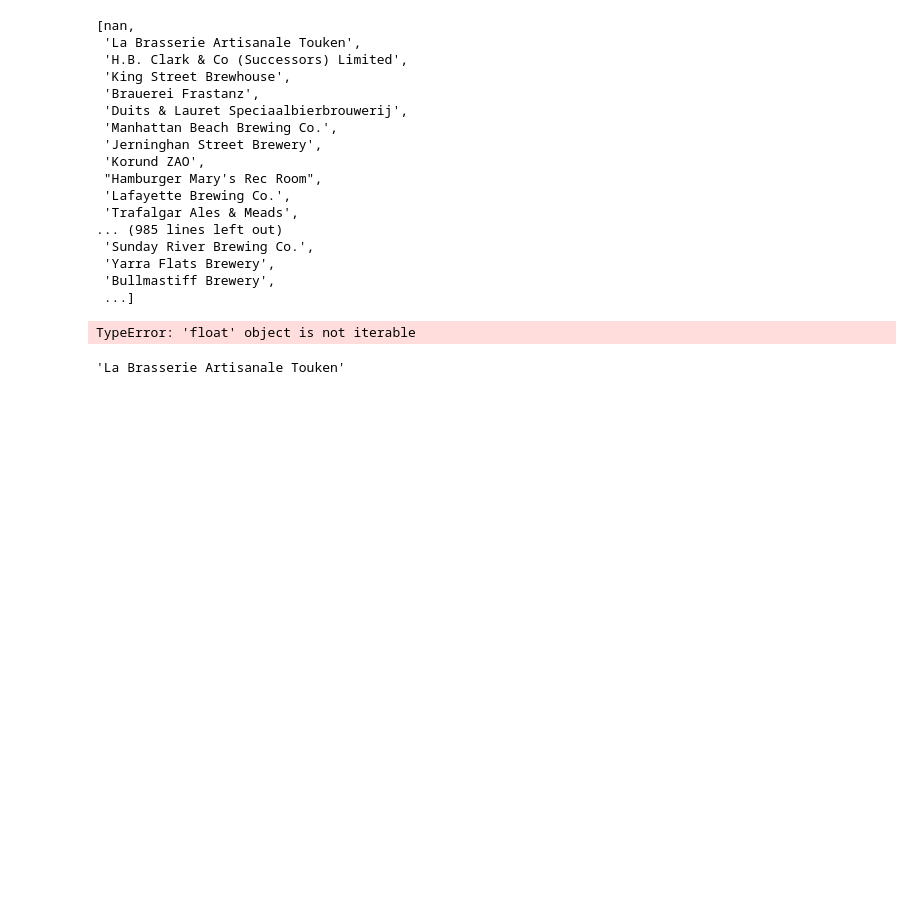
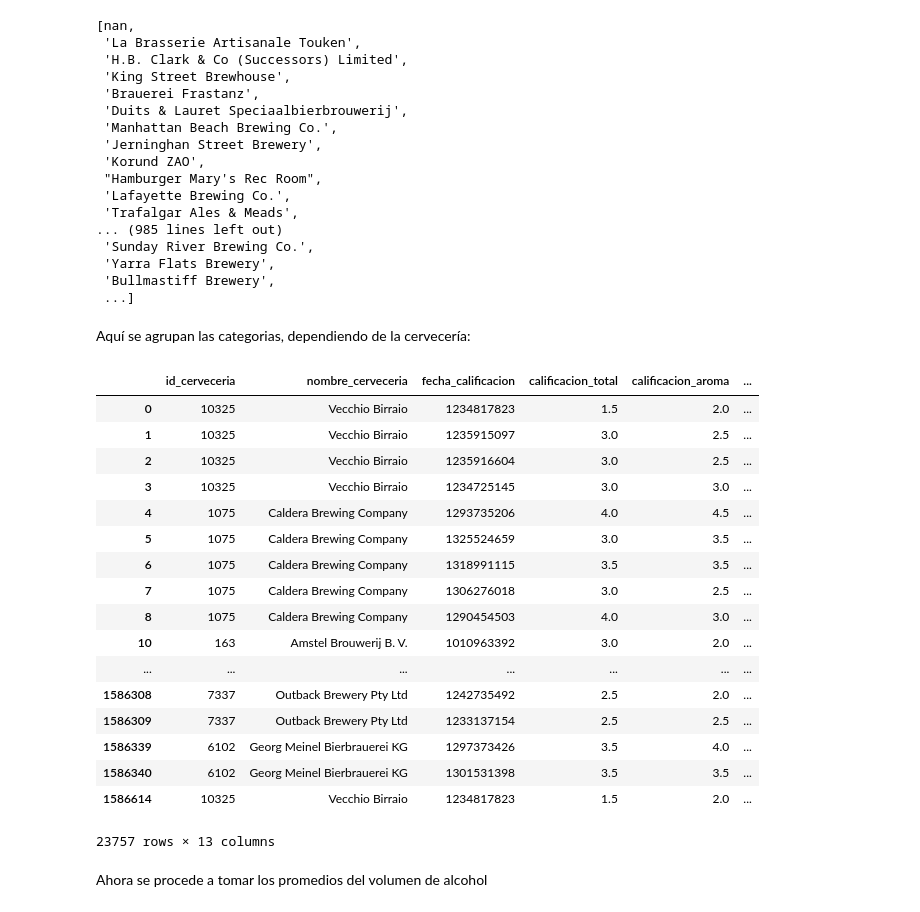
Before and after one commit to juanclopezr/Beer_reviews, a Jupyter notebook: Beer_reviews.ipynb, the cells around one changed output. Cells and saved outputs as stored; diff of their text form; code cells hidden in the pictures; blank space fills up the shorter version.

```diff
--- a/Beer_reviews.ipynb
+++ b/Beer_reviews.ipynb
@@ -42,11 +42,29 @@ Breweries
  'Yarra Flats Brewery',
  'Bullmastiff Brewery',
  ...]
-# %%
-data.filter(items=Breweries[0])
-# %% [output]
-TypeError: 'float' object is not iterable
-# %%
-Breweries[1]
-# %% [output]
-'La Brasserie Artisanale Touken'
+# %% [markdown]
+Aquí se agrupan las categorias, dependiendo de la cervecería:
+# %%
+grouped = data.groupby('nombre_cerveceria')
+grouped.head()
+# %% [output]
+|  | id_cerveceria | nombre_cerveceria | fecha_calificacion | calificacion_total | calificacion_aroma | ... |
+| 0 | 10325 | Vecchio Birraio | 1234817823 | 1.5 | 2.0 | ... |
+| 1 | 10325 | Vecchio Birraio | 1235915097 | 3.0 | 2.5 | ... |
+| 2 | 10325 | Vecchio Birraio | 1235916604 | 3.0 | 2.5 | ... |
+| 3 | 10325 | Vecchio Birraio | 1234725145 | 3.0 | 3.0 | ... |
+| 4 | 1075 | Caldera Brewing Company | 1293735206 | 4.0 | 4.5 | ... |
+| 5 | 1075 | Caldera Brewing Company | 1325524659 | 3.0 | 3.5 | ... |
+| 6 | 1075 | Caldera Brewing Company | 1318991115 | 3.5 | 3.5 | ... |
+| 7 | 1075 | Caldera Brewing Company | 1306276018 | 3.0 | 2.5 | ... |
+| 8 | 1075 | Caldera Brewing Company | 1290454503 | 4.0 | 3.0 | ... |
+| 10 | 163 | Amstel Brouwerij B. V. | 1010963392 | 3.0 | 2.0 | ... |
+| ... | ... | ... | ... | ... | ... | ... |
+| 1586308 | 7337 | Outback Brewery Pty Ltd | 1242735492 | 2.5 | 2.0 | ... |
+| 1586309 | 7337 | Outback Brewery Pty Ltd | 1233137154 | 2.5 | 2.5 | ... |
+| 1586339 | 6102 | Georg Meinel Bierbrauerei KG | 1297373426 | 3.5 | 4.0 | ... |
+| 1586340 | 6102 | Georg Meinel Bierbrauerei KG | 1301531398 | 3.5 | 3.5 | ... |
+| 1586614 | 10325 | Vecchio Birraio | 1234817823 | 1.5 | 2.0 | ... |
+23757 rows × 13 columns
+# %% [markdown]
+Ahora se procede a tomar los promedios del volumen de alcohol
```
Also changed, not shown: parts of 19 cells of this notebook.
